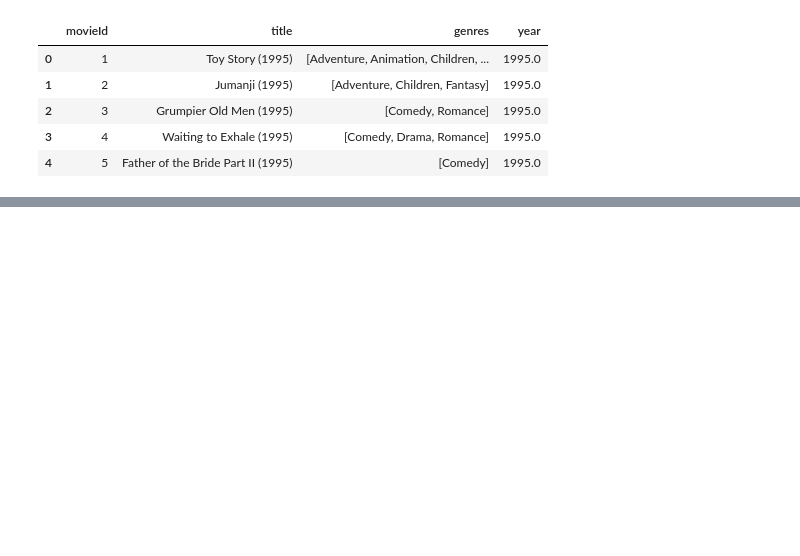
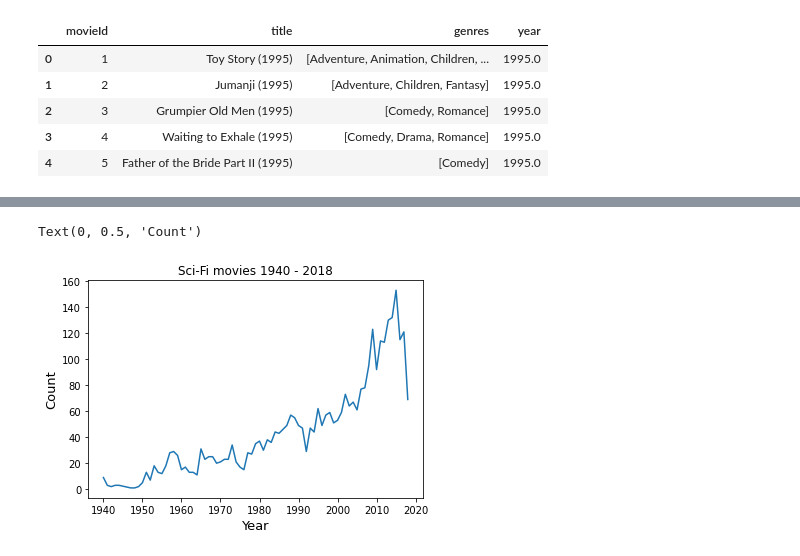
Before and after one commit to nicolarohner1337/gdv, a Jupyter notebook: Fundamentals_of_Data_Visualization.ipynb, the cells around one changed output, grey strips where cells are left out. Drawn from its saved outputs; the diff is of its cells as text; code cells hidden in the pictures; blank space fills up the shorter version.

```diff
--- a/Fundamentals_of_Data_Visualization.ipynb
+++ b/Fundamentals_of_Data_Visualization.ipynb
@@ -79,0 +107,12 @@ fig.tight_layout()
+# %%
+#plot a area chart for sci fi movies
+movies_exploded[movies_exploded.genres == 'Sci-Fi'].groupby('year').count().title.plot()
+
+
+#make area chart
+plt.title('Sci-Fi movies 1940 - 2018')
+plt.xlabel('Year', fontsize=13)
+plt.ylabel('Count', fontsize=13)
+# %% [output]
+Text(0, 0.5, 'Count')
+[figure, added]
```
Also changed, not shown: parts of 24 cells of this notebook, 3 other files.
